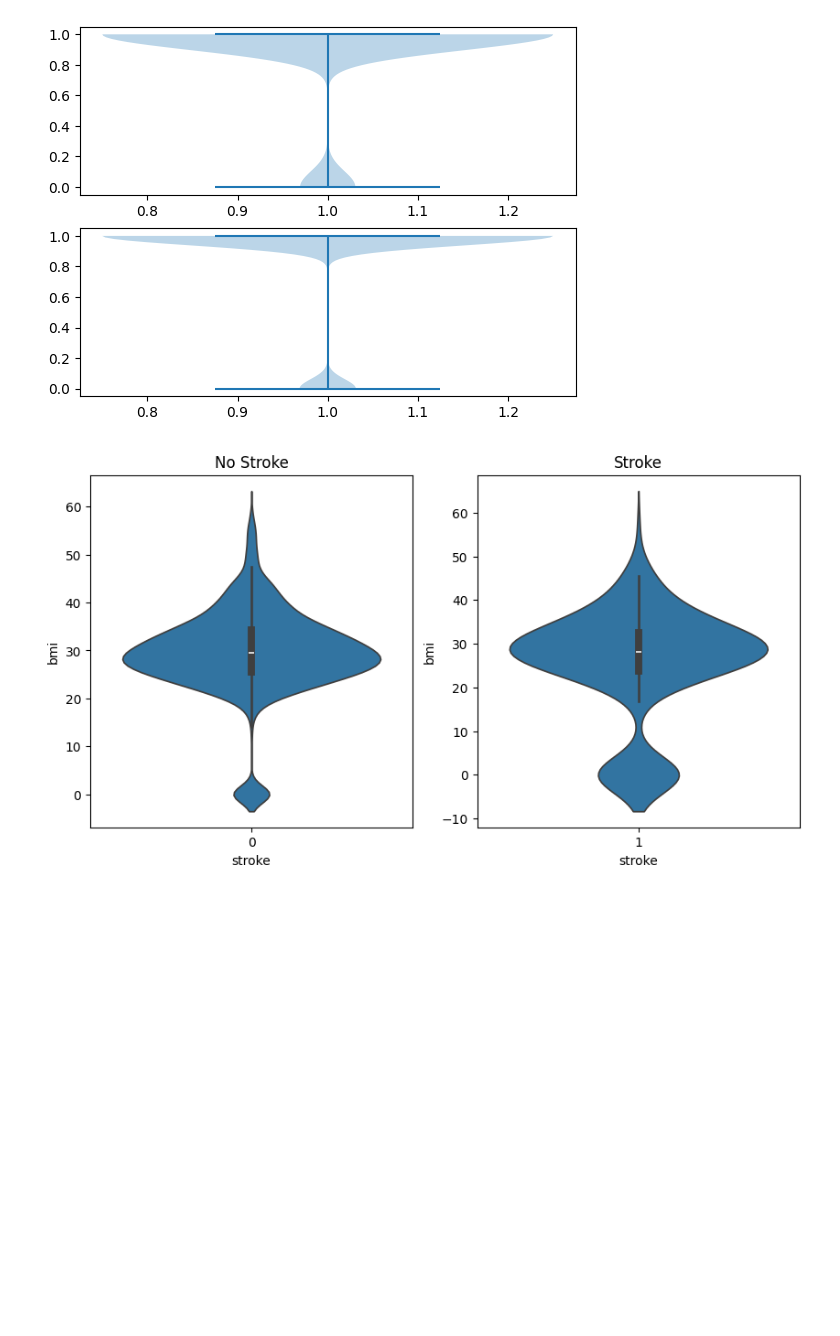
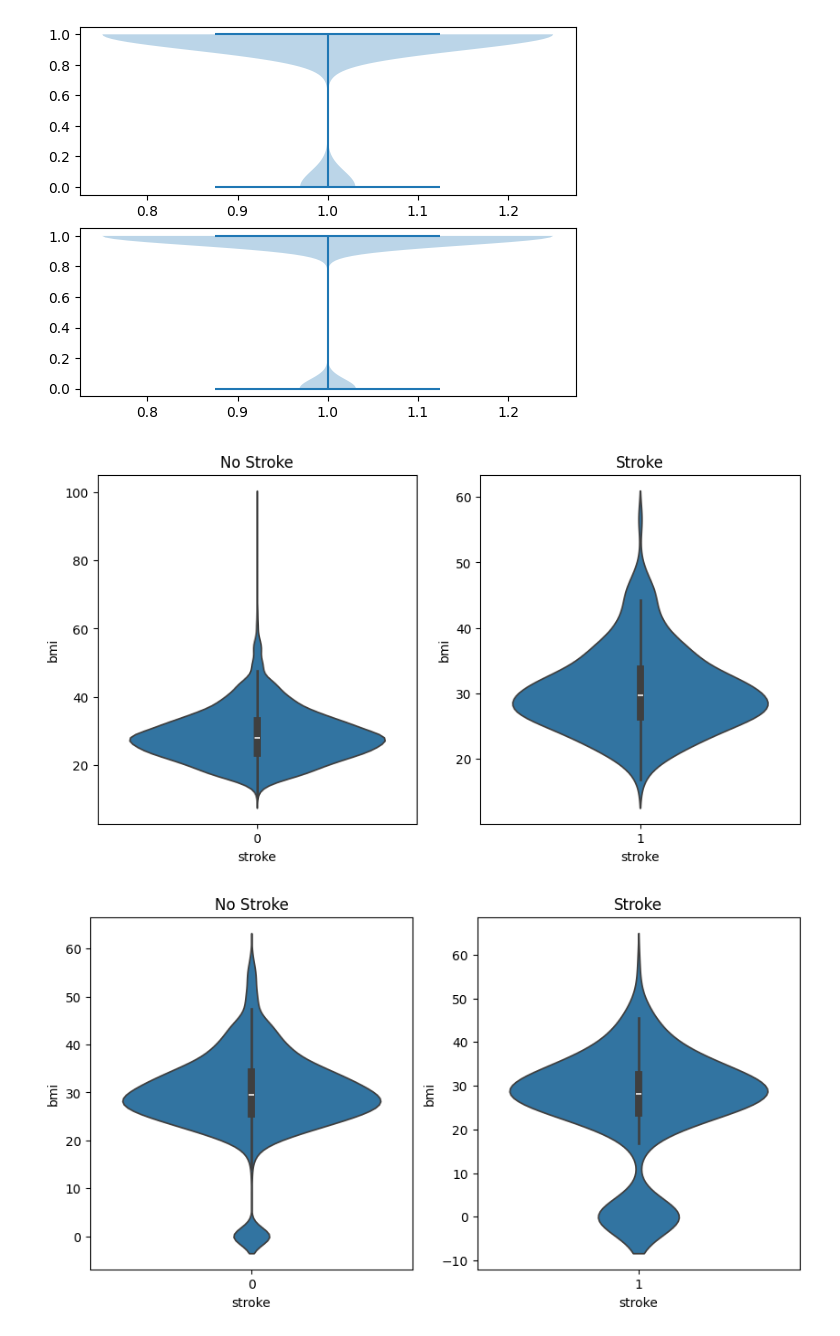
Before and after one commit to julienRactM/stroke-alert, a Jupyter notebook: julien_notebook.ipynb, the cells around one changed output. Drawn from its saved outputs; the diff is of its cells as text; code cells hidden in the pictures; blank space fills up the shorter version.

```diff
--- a/julien_notebook.ipynb
+++ b/julien_notebook.ipynb
@@ -415,6 +415,19 @@ violin1 = axs[0].violinplot(clean_df.ever_married[clean_df.stroke == 1])
 violin2 = axs[1].violinplot(clean_df.ever_married[clean_df.stroke != 1])
 # %% [output]
 [figure]
+# %%
+
+fig, axs = plt.subplots(1, 2, figsize=(10, 5))
+
+sns.violinplot(x='stroke', y='bmi', data=df[df.stroke != 1].dropna(), ax=axs[0])
+sns.violinplot(x='stroke', y='bmi', data=df[df.stroke == 1].dropna(), ax=axs[1])
+
+axs[0].set_title('No Stroke')
+axs[1].set_title('Stroke')
+
+plt.show()
+# %% [output]
+[figure, added]
 # %%
 
 fig, axs = plt.subplots(1, 2, figsize=(10, 5))
```
Also changed, not shown: parts of 124 cells of this notebook, 5 other files.
